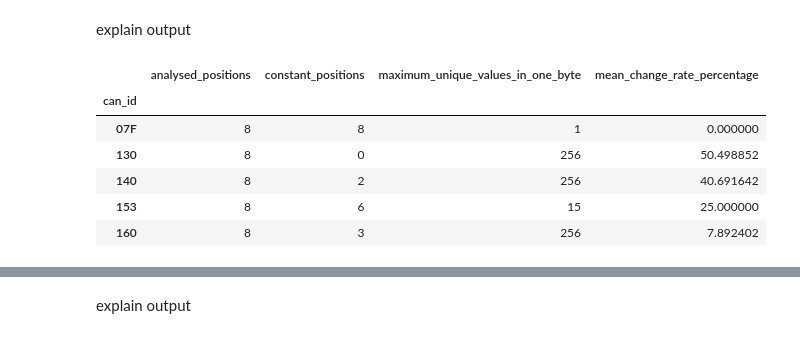
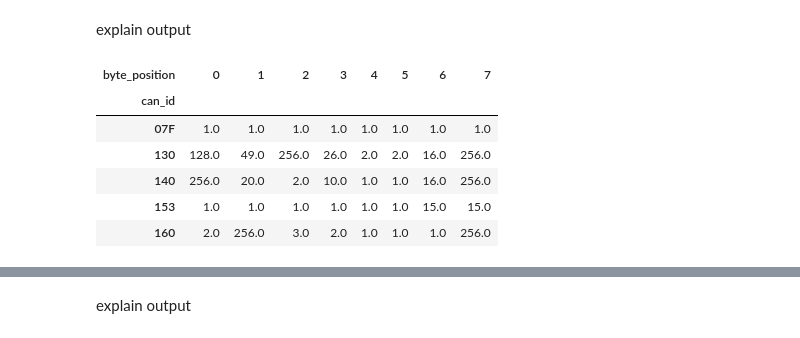
Before and after one commit to asaurasieu/SSL_CyberSecurity, a Jupyter notebook: main_notebooks/02_benign_eda.ipynb, the cells around one changed output, grey strips where cells are left out. Drawn from its saved outputs; the diff is of its cells as text; code cells hidden in the pictures.

```diff
--- a/main_notebooks/02_benign_eda.ipynb
+++ b/main_notebooks/02_benign_eda.ipynb
@@ -796,36 +796,18 @@ byte_variability.head(20)
 | 19 | 140 | 3 | 521774 | 10 | 13.204209 | False |
 # %% [markdown]
 explain output
-# %%
-byte_id_summary = (
-    byte_variability
-    .groupby("can_id", observed=True)
-    .agg(
-        analysed_positions=(
-            "byte_position",
-            "count"
-        ),
-        constant_positions=(
-            "is_constant",
-            "sum"
-        ),
-        maximum_unique_values_in_one_byte=(
-            "unique_values",
-            "max"
-        ),
-        mean_change_rate_percentage=(
-            "change_rate_percentage",
-            "mean"
-        )
-    )
-)
-
-byte_id_summary.head()
-# %% [output]
-|  | analysed_positions | constant_positions | maximum_unique_values_in_one_byte | mean_change_rate_percentage |
-| can_id |  |  |  |  |
-| 07F | 8 | 8 | 1 | 0.000000 |
-| 130 | 8 | 0 | 256 | 50.498852 |
-| 140 | 8 | 2 | 256 | 40.691642 |
-| 153 | 8 | 6 | 15 | 25.000000 |
-| 160 | 8 | 3 | 256 | 7.892402 |
+# %%
+unique_table = byte_variability.pivot(
+    index="can_id",
+    columns="byte_position",
+    values="unique_values"
+)
+unique_table.head()
+# %% [output]
+| byte_position | 0 | 1 | 2 | 3 | 4 | 5 | 6 | 7 |
+| can_id |  |  |  |  |  |  |  |  |
+| 07F | 1.0 | 1.0 | 1.0 | 1.0 | 1.0 | 1.0 | 1.0 | 1.0 |
+| 130 | 128.0 | 49.0 | 256.0 | 26.0 | 2.0 | 2.0 | 16.0 | 256.0 |
+| 140 | 256.0 | 20.0 | 2.0 | 10.0 | 1.0 | 1.0 | 16.0 | 256.0 |
+| 153 | 1.0 | 1.0 | 1.0 | 1.0 | 1.0 | 1.0 | 15.0 | 15.0 |
+| 160 | 2.0 | 256.0 | 3.0 | 2.0 | 1.0 | 1.0 | 1.0 | 256.0 |
```
Also changed, not shown: parts of 18 cells of this notebook, 11 other files.
